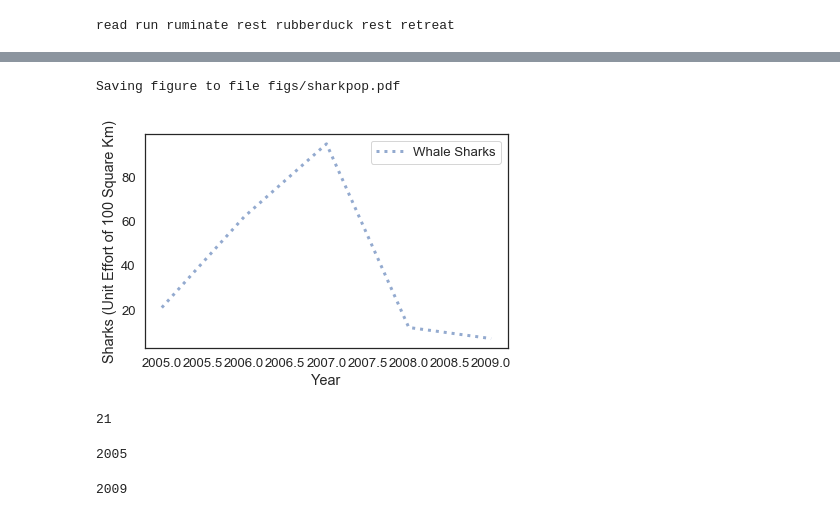
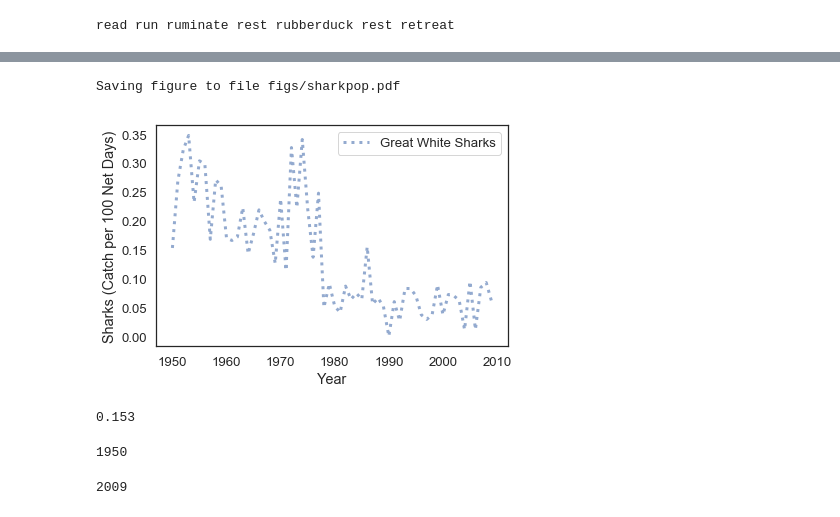
Before and after one commit to dreamofjade/ModSimPy, a Jupyter notebook: code/Proj1Shark.ipynb, the cells around one changed output, grey strips where cells are left out. Drawn from its saved outputs; the diff is of its cells as text; code cells hidden in the pictures.

```diff
--- a/code/Proj1Shark.ipynb
+++ b/code/Proj1Shark.ipynb
@@ -16,5 +26,5 @@ from pandas import read_csv
 # %%
-filename = 'data/sharks.csv'
+filename = 'data/sharks2.csv'
 tables = read_csv(filename, header=0, index_col=0)
 len(tables)
 # %% [output]
@@ -44,19 +75,19 @@ index
 Name: year, dtype: int64
 # %%
-plot(year, sharks, ':', label='Whale Sharks')
+plot(year, sharks, ':', label='Great White Sharks')
 
 decorate(xlabel='Year',
-         ylabel='Sharks (Unit Effort of 100 Square Km)')
+         ylabel='Sharks (Catch per 100 Net Days)')
 savefig('figs/sharkpop.pdf')
 # %% [output]
 Saving figure to file figs/sharkpop.pdf
-[figure, old version]
+[figure, new version]
 # %%
 sharks[1]
 # %% [output]
-21
+0.153
 # %%
 t_0 = year[1]
 # %% [output]
-2005
+1950
 # %%
```
Also changed, not shown: parts of 12 cells of this notebook.
